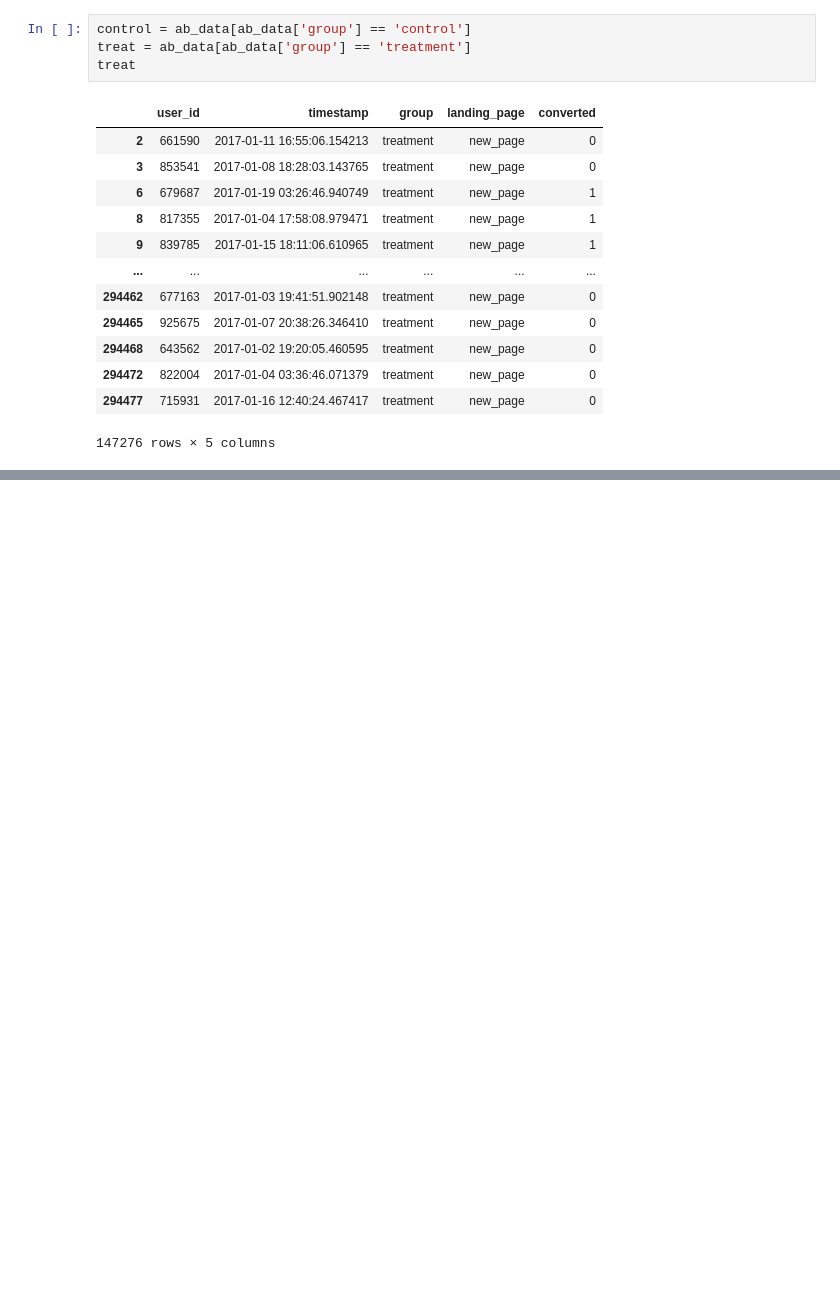
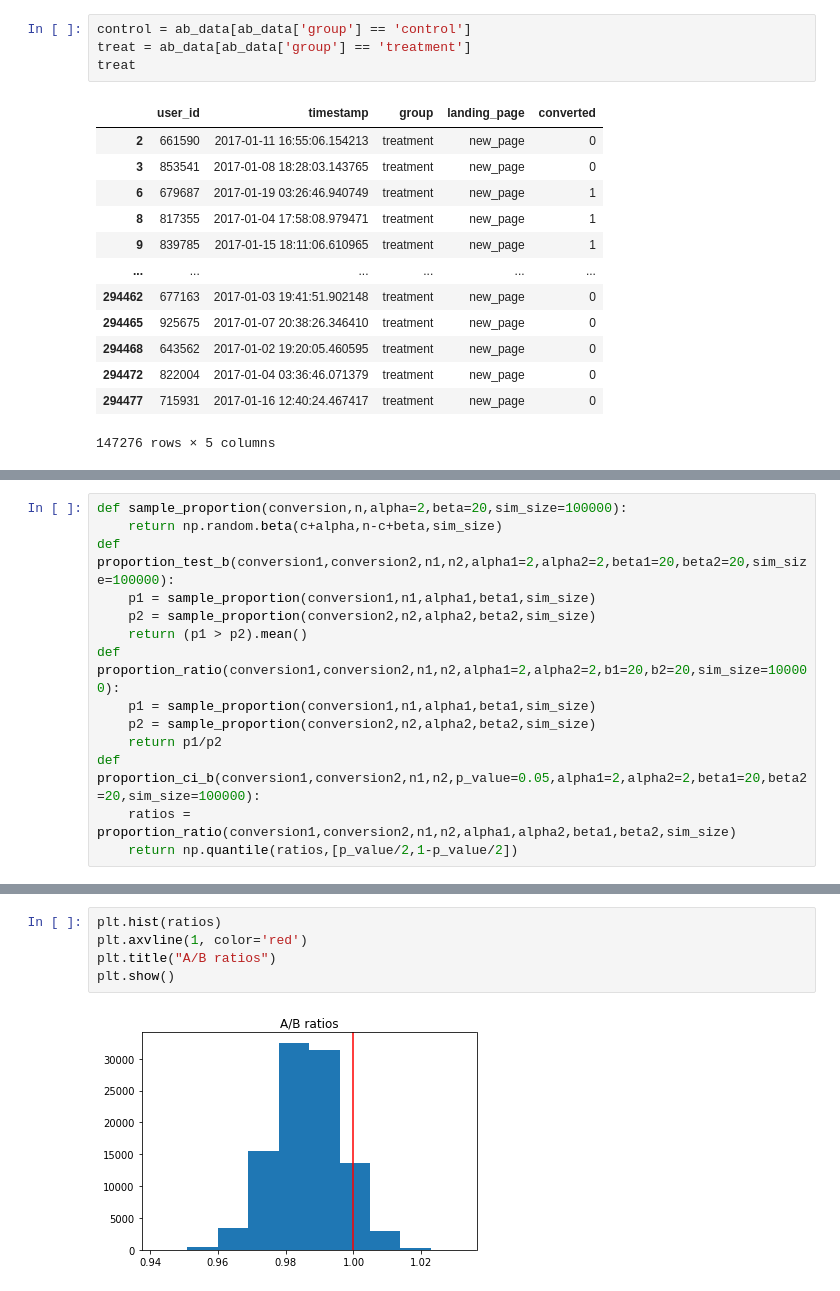
Before and after one commit to tamaraamicic/MAT4376_Project2, a Jupyter notebook: Project2_Tanner.ipynb, the cells around one changed output, grey strips where cells are left out. Saved outputs shown, nothing was run; the diff lists cells and outputs as text; blank space fills up the shorter version.

```diff
--- a/Project2_Tanner.ipynb
+++ b/Project2_Tanner.ipynb
@@ -175,0 +178,14 @@ llh_conv_new :6.02944949378254e-08 llh_conv_old :0.002719843593643743
+# %%
+def sample_proportion(conversion,n,alpha=2,beta=20,sim_size=100000):
+    return np.random.beta(c+alpha,n-c+beta,sim_size)
+def proportion_test_b(conversion1,conversion2,n1,n2,alpha1=2,alpha2=2,beta1=20,beta2=20,sim_size=100000):
+    p1 = sample_proportion(conversion1,n1,alpha1,beta1,sim_size)
+    p2 = sample_proportion(conversion2,n2,alpha2,beta2,sim_size)
+    return (p1 > p2).mean()
+def proportion_ratio(conversion1,conversion2,n1,n2,alpha1=2,alpha2=2,b1=20,b2=20,sim_size=100000):
+    p1 = sample_proportion(conversion1,n1,alpha1,beta1,sim_size)
+    p2 = sample_proportion(conversion2,n2,alpha2,beta2,sim_size)
+    return p1/p2
+def proportion_ci_b(conversion1,conversion2,n1,n2,p_value=0.05,alpha1=2,alpha2=2,beta1=20,beta2=20,sim_size=100000):
+    ratios = proportion_ratio(conversion1,conversion2,n1,n2,alpha1,alpha2,beta1,beta2,sim_size)
+    return np.quantile(ratios,[p_value/2,1-p_value/2])
@@ -175,0 +210,7 @@ llh_conv_new :6.02944949378254e-08 llh_conv_old :0.002719843593643743
+# %%
+plt.hist(ratios)
+plt.axvline(1, color='red')
+plt.title("A/B ratios")
+plt.show()
+# %% [output]
+[figure, added]
```
Also changed, not shown: parts of 12 cells of this notebook.
